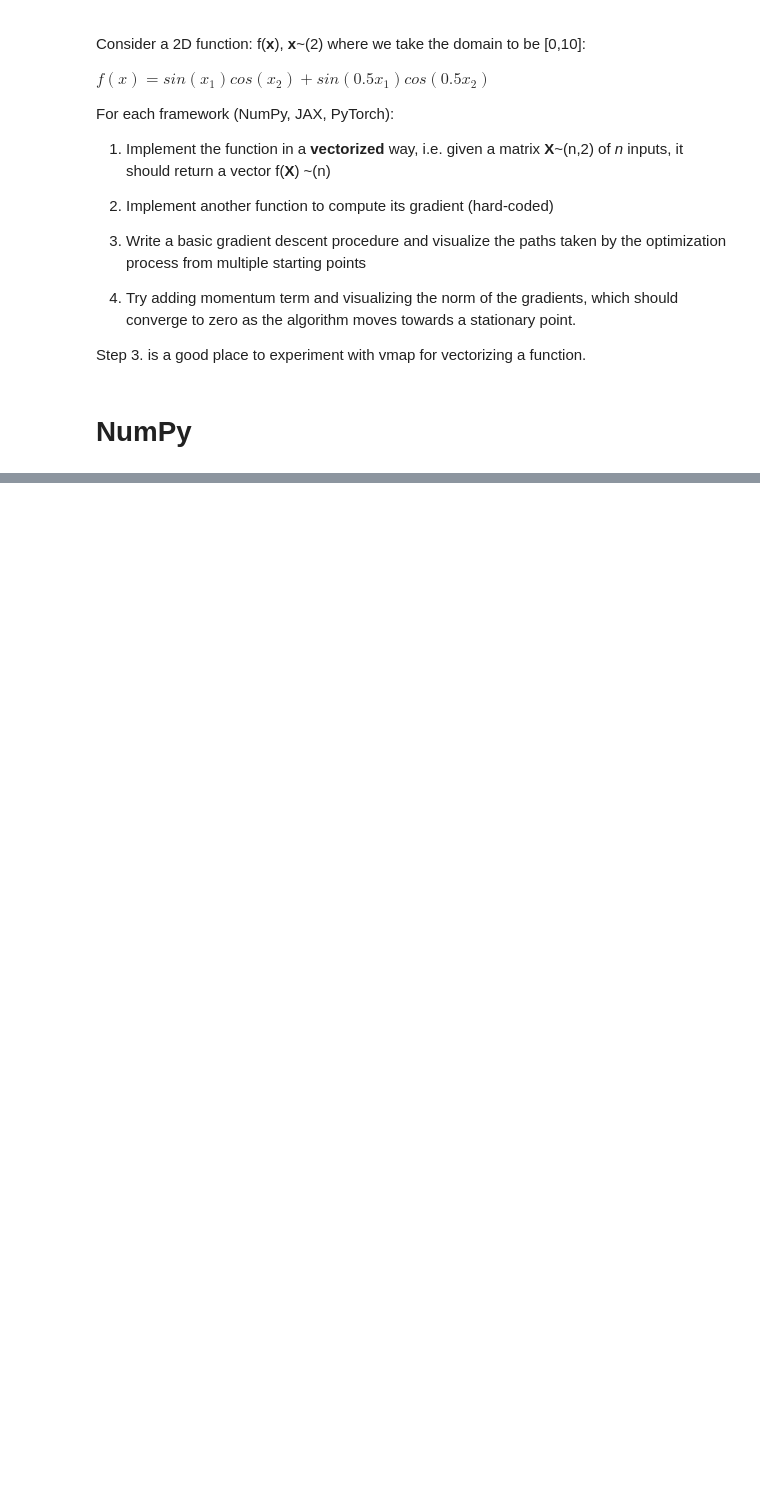
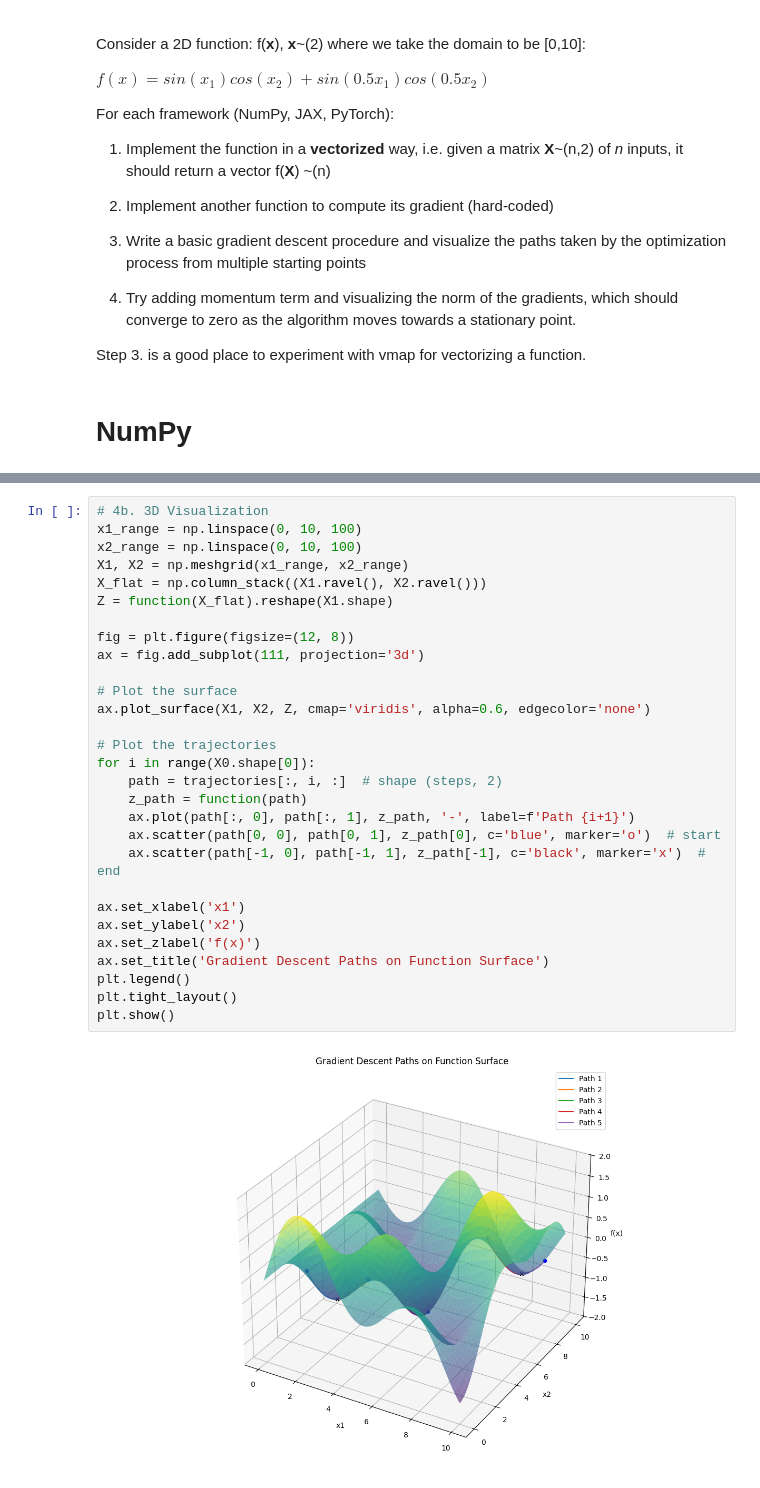
Before and after one commit to sromo1/knowledge_companion, a Jupyter notebook: scardapane2024/chapter2.ipynb, the cells around one changed output, grey strips where cells are left out. Cells and saved outputs as stored; diff of their text form; blank space fills up the shorter version.

```diff
--- a/scardapane2024/chapter2.ipynb
+++ b/scardapane2024/chapter2.ipynb
@@ -36,0 +135,31 @@ array([-0.09114076,  0.07624747])
+# %%
+# 4b. 3D Visualization
+x1_range = np.linspace(0, 10, 100)
+x2_range = np.linspace(0, 10, 100)
+X1, X2 = np.meshgrid(x1_range, x2_range)
+X_flat = np.column_stack((X1.ravel(), X2.ravel()))
+Z = function(X_flat).reshape(X1.shape)
+
+fig = plt.figure(figsize=(12, 8))
+ax = fig.add_subplot(111, projection='3d')
+
+# Plot the surface
+ax.plot_surface(X1, X2, Z, cmap='viridis', alpha=0.6, edgecolor='none')
+
+# Plot the trajectories
+for i in range(X0.shape[0]):
+    path = trajectories[:, i, :]  # shape (steps, 2)
+    z_path = function(path)
+    ax.plot(path[:, 0], path[:, 1], z_path, '-', label=f'Path {i+1}')
+    ax.scatter(path[0, 0], path[0, 1], z_path[0], c='blue', marker='o')  # start
+    ax.scatter(path[-1, 0], path[-1, 1], z_path[-1], c='black', marker='x')  # end
+
+ax.set_xlabel('x1')
+ax.set_ylabel('x2')
+ax.set_zlabel('f(x)')
+ax.set_title('Gradient Descent Paths on Function Surface')
+plt.legend()
+plt.tight_layout()
+plt.show()
+# %% [output]
+[figure, added]
```
Also changed, not shown: parts of 5 cells of this notebook, 2 other files.
